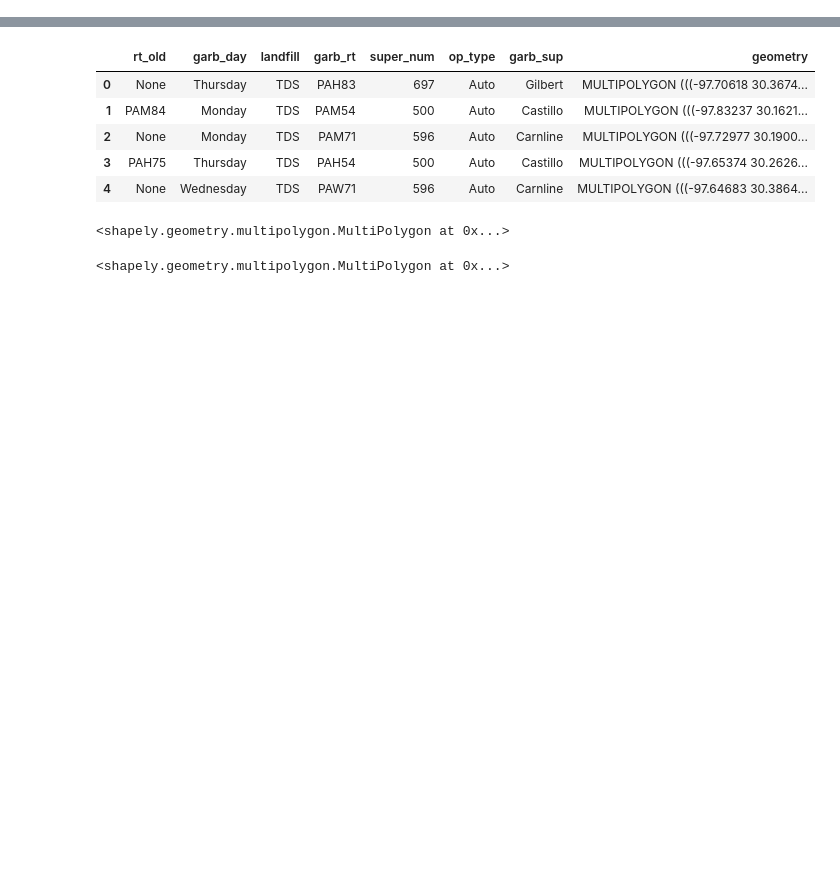
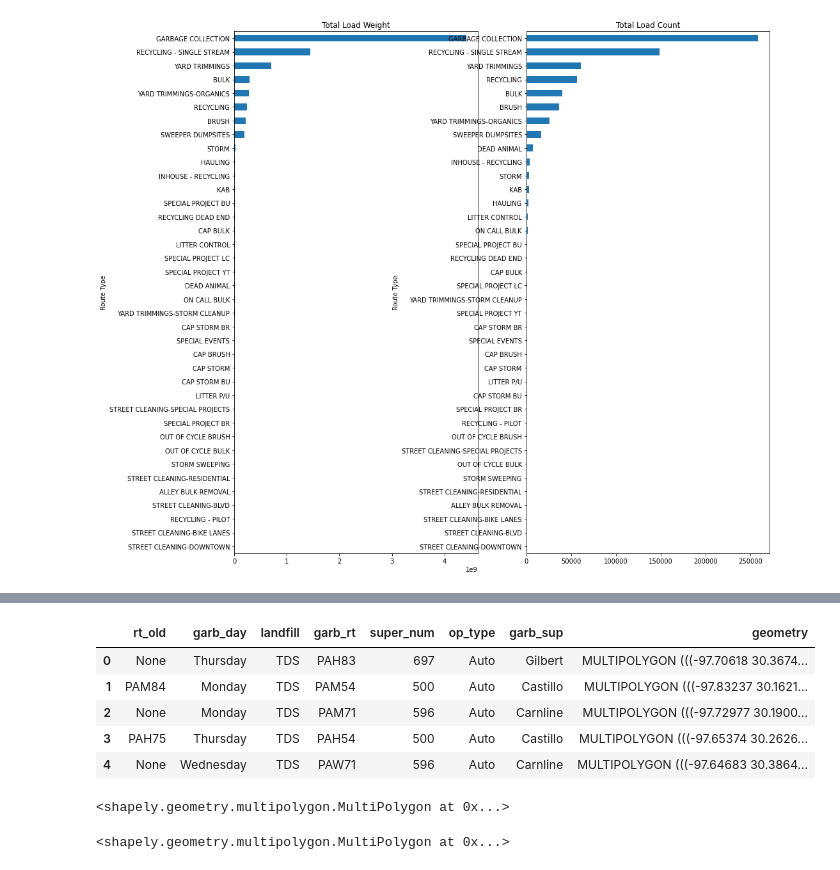
Before and after one commit to darenasc/data_world_league_2022, a Jupyter notebook: notebooks/diego/waste_management/01_data_exploration.ipynb, the cells around one changed output, grey strips where cells are left out. Saved outputs shown, nothing was run; the diff lists cells and outputs as text; code cells hidden in the pictures; blank space fills up the shorter version.

```diff
--- a/notebooks/diego/waste_management/01_data_exploration.ipynb
+++ b/notebooks/diego/waste_management/01_data_exploration.ipynb
@@ -23,0 +34,5 @@ data.head()
+# %%
+# Filtering data
+data_filtered = data[data['Load Weight'] >= 0]
+data_filtered = data_filtered[data_filtered['Load Weight'] <= 1562821]
+print(len(data), len(data_filtered))
@@ -23,0 +63,6 @@ data.head()
+# %%
+fig, axs = plt.subplots(1,2, figsize=(15,15))
+data_filtered.groupby(['Route Type'])['Load Weight'].sum().sort_values(ascending=True).plot(kind='barh', ax=axs[0], title='Total Load Weight');
+data_filtered.groupby(['Route Type'])['Load Weight'].count().sort_values(ascending=True).plot(kind='barh', ax=axs[1], title='Total Load Count');
+# %% [output]
+[figure, added]
```
Also changed, not shown: parts of 10 cells of this notebook, 6 other files.
